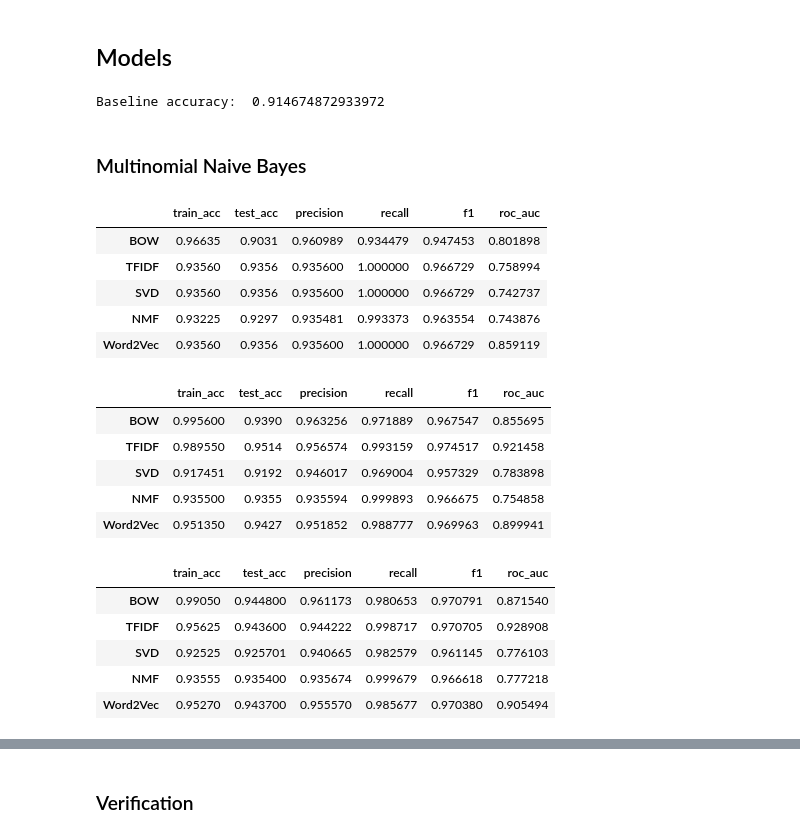
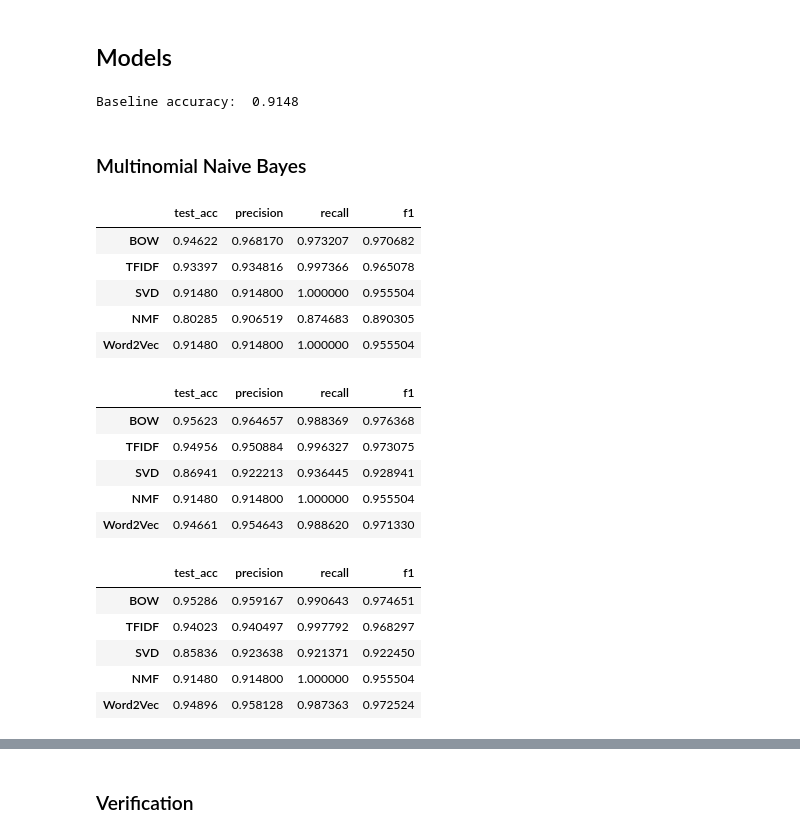
Before and after one commit to klaudia-nazarko/nlp-sentiment-analysis, a Jupyter notebook: toys_0_models.ipynb, the cells around one changed output, grey strips where cells are left out. Saved outputs shown, nothing was run; the diff lists cells and outputs as text; code cells hidden in the pictures.

```diff
--- a/toys_0_models.ipynb
+++ b/toys_0_models.ipynb
@@ -49,3 +33,10 @@ with open('data/sentiment_10k.pickle', 'rb') as handle:
+# %%
+M_bow = f.load_pickle('data/M_bow_100k.pickle')
+M_tfidf = f.load_pickle('data/M_tfidf_100k.pickle')
+M_svd = f.load_pickle('data/M_svd_100k.pickle')
+M_nmf = f.load_pickle('data/M_nmf_100k.pickle')
+M_word2vec = f.load_pickle('data/M_word2vec_100k.pickle')
+y = f.load_pickle('data/sentiment_100k.pickle')
 # %% [markdown]
 ## Models
 # %%
@@ -64,48 +55,48 @@ M_word2vec_positive = scaler.fit_transform(M_word2vec)
 baseline = sum(y)/len(y)
 print('Baseline accuracy: ', baseline)
 # %% [output]
-Baseline accuracy:  0.914674872933972
+Baseline accuracy:  0.9148
 # %%
 embeddings_names = ['BOW', 'TFIDF', 'SVD', 'NMF', 'Word2Vec']
 embeddings = [M_bow, M_tfidf, M_svd, M_nmf, M_word2vec]
 embeddings_positive = [M_bow, M_tfidf, M_svd_positive, M_nmf, M_word2vec_positive]
-results_names = ['train_acc', 'test_acc', 'precision', 'recall', 'f1', 'roc_auc']
+results_names = ['test_acc', 'precision', 'recall', 'f1']
 # %% [markdown]
 ### Multinomial Naive Bayes
 # %%
 naive = MultinomialNB()
 
-naive_cv = model_cv(naive, embeddings_positive, y)
-df_model_cv(naive_cv, embeddings_names, results_names)
+naive_cv = f.model_cv(naive, embeddings_positive, y)
+f.df_model_cv(naive_cv, embeddings_names, results_names)
 # %% [output]
-|  | train_acc | test_acc | precision | recall | f1 | roc_auc |
-| BOW | 0.96635 | 0.9031 | 0.960989 | 0.934479 | 0.947453 | 0.801898 |
-| TFIDF | 0.93560 | 0.9356 | 0.935600 | 1.000000 | 0.966729 | 0.758994 |
-| SVD | 0.93560 | 0.9356 | 0.935600 | 1.000000 | 0.966729 | 0.742737 |
-| NMF | 0.93225 | 0.9297 | 0.935481 | 0.993373 | 0.963554 | 0.743876 |
-| Word2Vec | 0.93560 | 0.9356 | 0.935600 | 1.000000 | 0.966729 | 0.859119 |
+|  | test_acc | precision | recall | f1 |
+| BOW | 0.94622 | 0.968170 | 0.973207 | 0.970682 |
+| TFIDF | 0.93397 | 0.934816 | 0.997366 | 0.965078 |
+| SVD | 0.91480 | 0.914800 | 1.000000 | 0.955504 |
+| NMF | 0.80285 | 0.906519 | 0.874683 | 0.890305 |
+| Word2Vec | 0.91480 | 0.914800 | 1.000000 | 0.955504 |
 # %%
-sgd = SGDClassifier(random_state=9)
+sgd = SGDClassifier(random_state=9, n_jobs=-1)
 
-sgd_cv = model_cv(sgd, embeddings, y)
-df_model_cv(sgd_cv, embeddings_names, results_names)
+sgd_cv = f.model_cv(sgd, embeddings, y)
+f.df_model_cv(sgd_cv, embeddings_names, results_names)
 # %% [output]
-|  | train_acc | test_acc | precision | recall | f1 | roc_auc |
-| BOW | 0.995600 | 0.9390 | 0.963256 | 0.971889 | 0.967547 | 0.855695 |
-| TFIDF | 0.989550 | 0.9514 | 0.956574 | 0.993159 | 0.974517 | 0.921458 |
-| SVD | 0.917451 | 0.9192 | 0.946017 | 0.969004 | 0.957329 | 0.783898 |
-| NMF | 0.935500 | 0.9355 | 0.935594 | 0.999893 | 0.966675 | 0.754858 |
-| Word2Vec | 0.951350 | 0.9427 | 0.951852 | 0.988777 | 0.969963 | 0.899941 |
+|  | test_acc | precision | recall | f1 |
+| BOW | 0.95623 | 0.964657 | 0.988369 | 0.976368 |
+| TFIDF | 0.94956 | 0.950884 | 0.996327 | 0.973075 |
+| SVD | 0.86941 | 0.922213 | 0.936445 | 0.928941 |
+| NMF | 0.91480 | 0.914800 | 1.000000 | 0.955504 |
+| Word2Vec | 0.94661 | 0.954643 | 0.988620 | 0.971330 |
 # %%
-sgd_log = SGDClassifier(loss='log', penalty='elasticnet', random_state=9)
+sgd_log = SGDClassifier(loss='log', penalty='elasticnet', random_state=9, n_jobs=-1)
 
-sgd_log_cv = model_cv(sgd_log, embeddings, y)
-df_model_cv(sgd_log_cv, embeddings_names, results_names)
+sgd_log_cv = f.model_cv(sgd_log, embeddings, y)
+f.df_model_cv(sgd_log_cv, embeddings_names, results_names)
 # %% [output]
-|  | train_acc | test_acc | precision | recall | f1 | roc_auc |
-| BOW | 0.99050 | 0.944800 | 0.961173 | 0.980653 | 0.970791 | 0.871540 |
-| TFIDF | 0.95625 | 0.943600 | 0.944222 | 0.998717 | 0.970705 | 0.928908 |
-| SVD | 0.92525 | 0.925701 | 0.940665 | 0.982579 | 0.961145 | 0.776103 |
-| NMF | 0.93555 | 0.935400 | 0.935674 | 0.999679 | 0.966618 | 0.777218 |
-| Word2Vec | 0.95270 | 0.943700 | 0.955570 | 0.985677 | 0.970380 | 0.905494 |
+|  | test_acc | precision | recall | f1 |
+| BOW | 0.95286 | 0.959167 | 0.990643 | 0.974651 |
+| TFIDF | 0.94023 | 0.940497 | 0.997792 | 0.968297 |
+| SVD | 0.85836 | 0.923638 | 0.921371 | 0.922450 |
+| NMF | 0.91480 | 0.914800 | 1.000000 | 0.955504 |
+| Word2Vec | 0.94896 | 0.958128 | 0.987363 | 0.972524 |
 # %%
```
Also changed, not shown: parts of 20 cells of this notebook, 2 other files.
